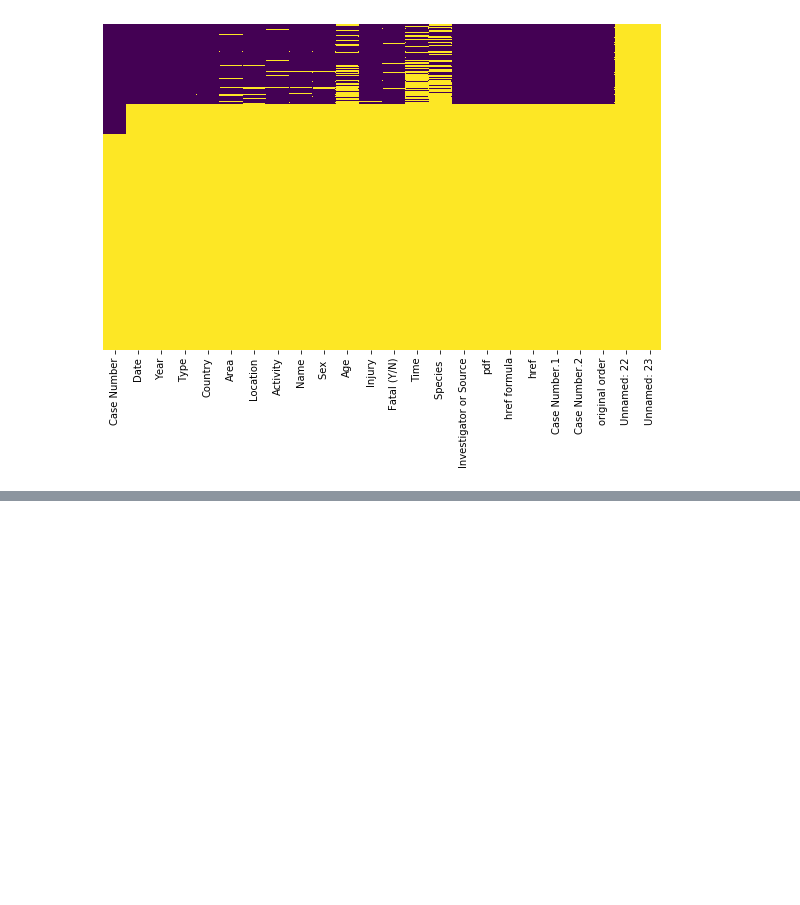
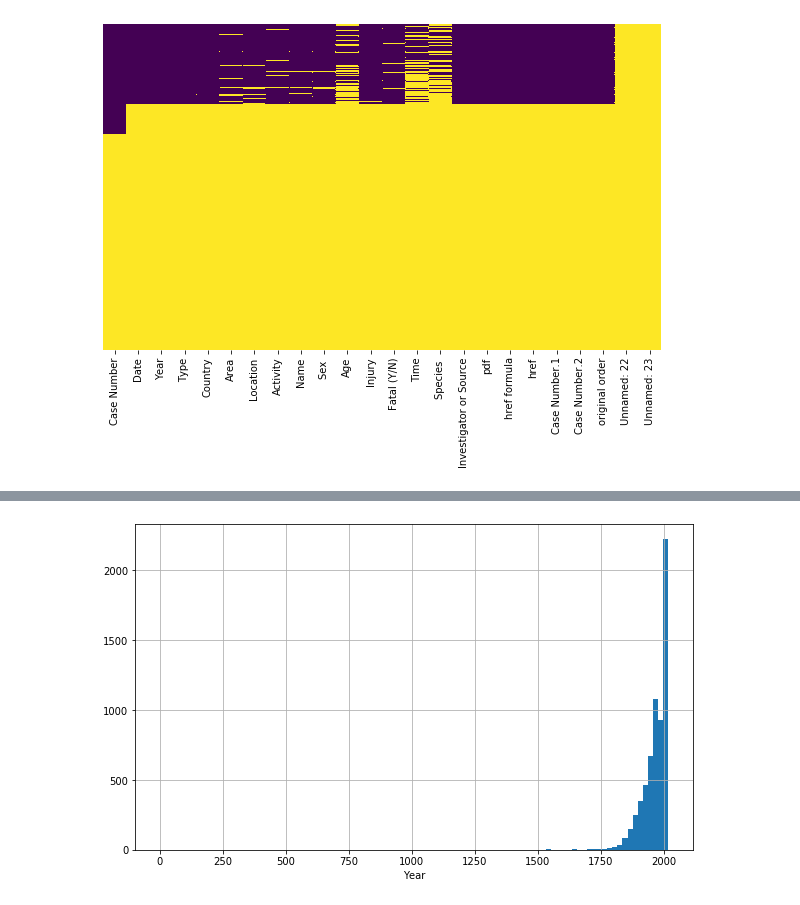
Before and after one commit to kuenk/Shark-attack, a Jupyter notebook: src/Sharky.ipynb, the cells around one changed output, grey strips where cells are left out. Cells and saved outputs as stored; diff of their text form; code cells hidden in the pictures; blank space fills up the shorter version.

```diff
--- a/src/Sharky.ipynb
+++ b/src/Sharky.ipynb
@@ -112,0 +191,2 @@ plt.show()
+# %%
+outliers=pd.DataFrame(columns=stats.index)
@@ -112,0 +245,11 @@ plt.show()
+# %%
+outliers.index
+tiburones5.drop(index=outliers.index, inplace=True)
+# %%
+plt.figure(figsize=(10, 6))
+
+tiburones5.anio.hist(bins=100)
+
+plt.xlabel('Year');
+# %% [output]
+[figure, added]
```
Also changed, not shown: parts of 56 cells of this notebook, 3 other files.
